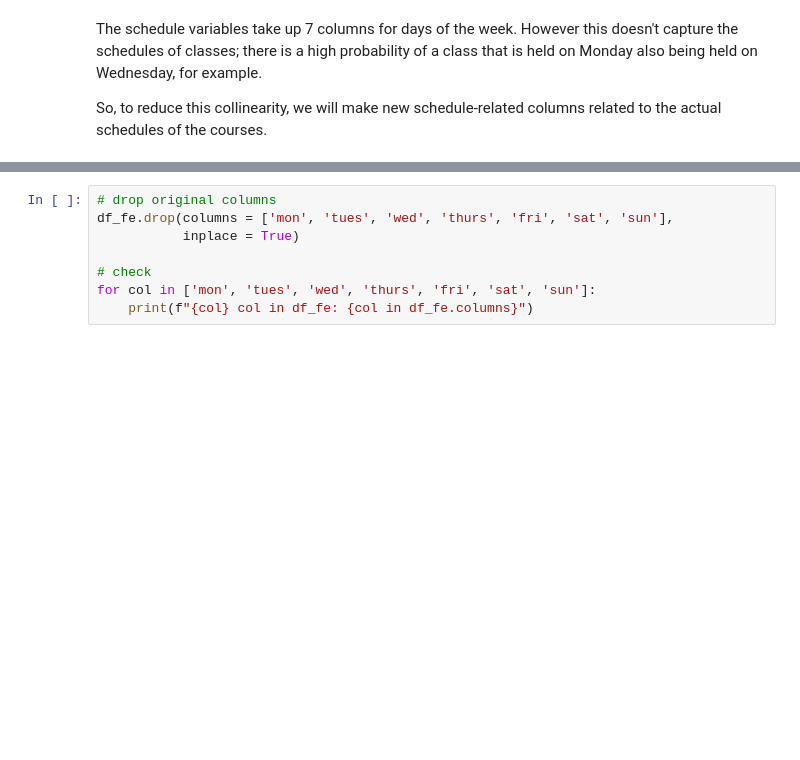
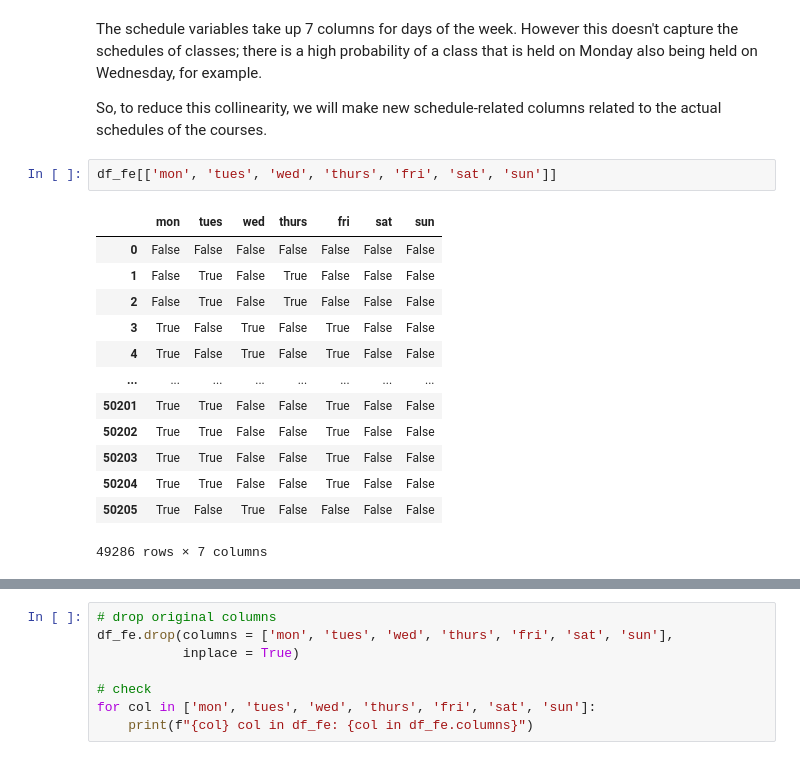
Before and after one commit to kellianneyang/predictive-academic-analytics, a Jupyter notebook: average_grade_regression_preprocessing_and_modeling.ipynb, the cells around one changed output, grey strips where cells are left out. Saved outputs shown, nothing was run; the diff lists cells and outputs as text; blank space fills up the shorter version.

```diff
--- a/average_grade_regression_preprocessing_and_modeling.ipynb
+++ b/average_grade_regression_preprocessing_and_modeling.ipynb
@@ -1368,3 +1361,19 @@ Index(['section_type', 'instructor_id', 'facility_code', 'start_time', 'mon',
 The schedule variables take up 7 columns for days of the week. However this doesn't capture the schedules of classes; there is a high probability of a class that is held on Monday also being held on Wednesday, for example.
 
 So, to reduce this collinearity, we will make new schedule-related columns related to the actual schedules of the courses.
+# %%
+df_fe[['mon', 'tues', 'wed', 'thurs', 'fri', 'sat', 'sun']]
+# %% [output]
+|  | mon | tues | wed | thurs | fri | sat | sun |
+| 0 | False | False | False | False | False | False | False |
+| 1 | False | True | False | True | False | False | False |
+| 2 | False | True | False | True | False | False | False |
+| 3 | True | False | True | False | True | False | False |
+| 4 | True | False | True | False | True | False | False |
+| ... | ... | ... | ... | ... | ... | ... | ... |
+| 50201 | True | True | False | False | True | False | False |
+| 50202 | True | True | False | False | True | False | False |
+| 50203 | True | True | False | False | True | False | False |
+| 50204 | True | True | False | False | True | False | False |
+| 50205 | True | False | True | False | False | False | False |
+49286 rows × 7 columns
```
Also changed, not shown: parts of 12 cells of this notebook, 2 other files.
